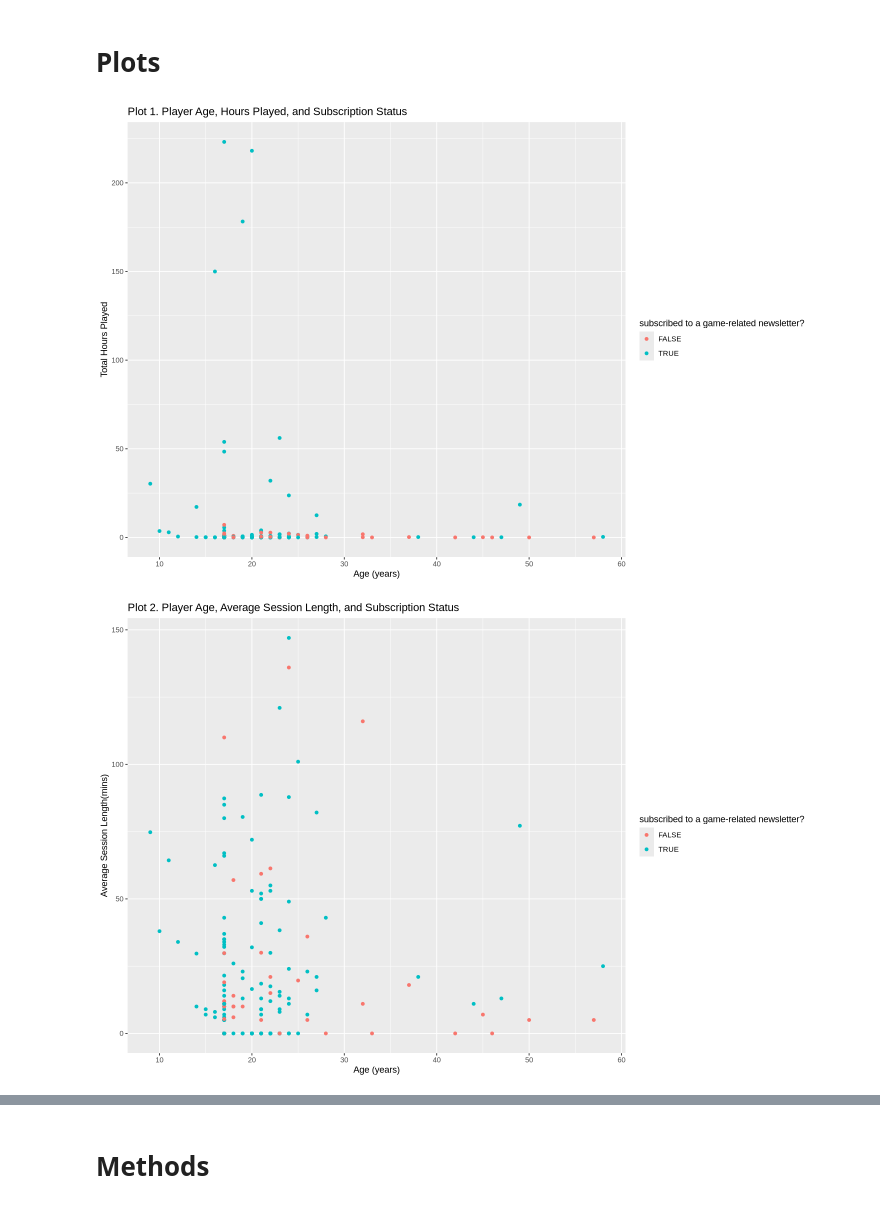
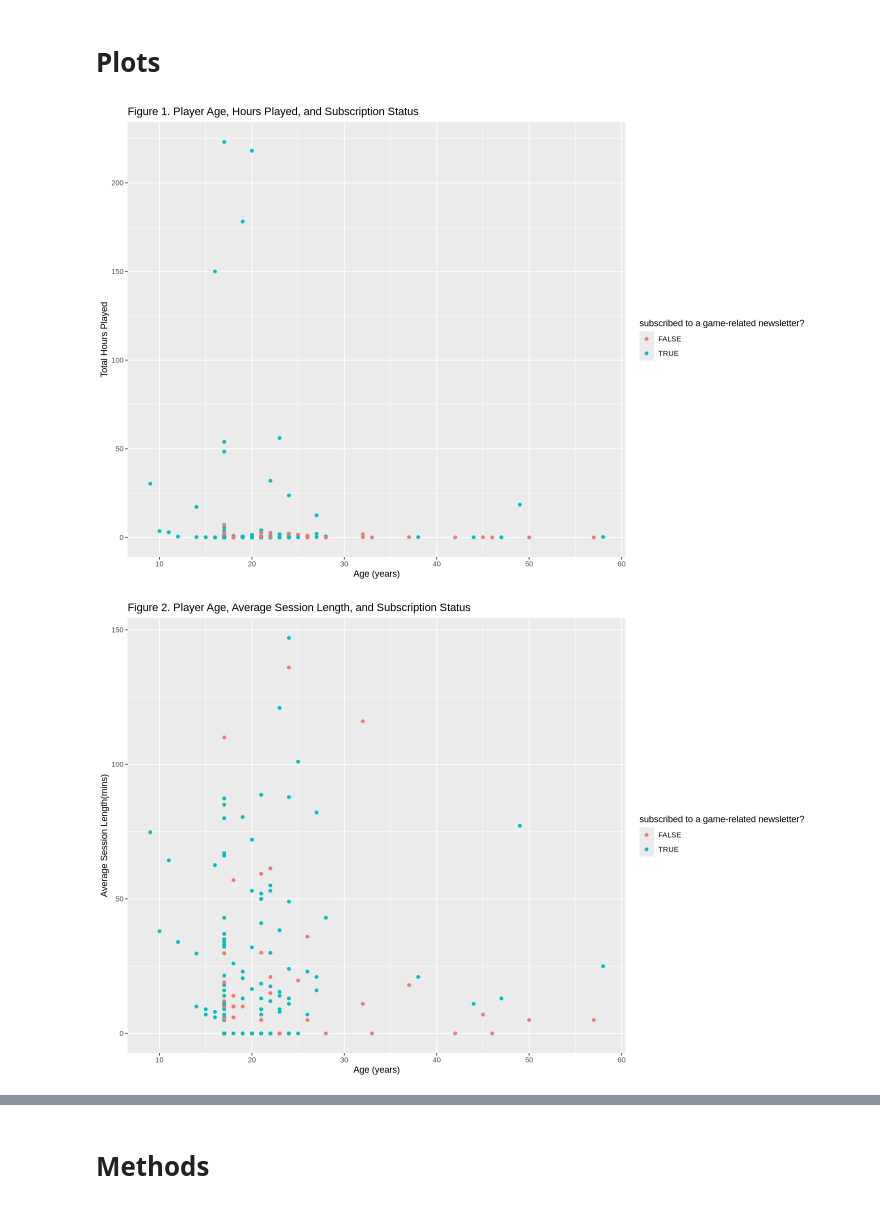
Before and after one commit to CSof-student/DSCI100_GROUP_25_PROJECT, a Jupyter notebook: project_report.ipynb, the cells around one changed output, grey strips where cells are left out. Cells and saved outputs as stored; diff of their text form; code cells hidden in the pictures.

```diff
--- a/project_report.ipynb
+++ b/project_report.ipynb
@@ -290,31 +290,31 @@ A tibble: 194 × 8
 # %%
 options(repr.plot.height = 8, repr.plot.width = 12)
 
 #Exploratory Plots
 
 #Total hours played, age, and subscription status
 plot1 <- final_table |>
     ggplot(aes(x = Age, y = played_hours, color = subscribe)) +
     geom_point() +
-    labs(title = "Plot 1. Player Age, Hours Played, and Subscription Status", x = "Age (years)", y = "Total Hours Played", color = "subscribed to a game-related newsletter?")
+    labs(title = "Figure 1. Player Age, Hours Played, and Subscription Status", x = "Age (years)", y = "Total Hours Played", color = "subscribed to a game-related newsletter?")
 
 plot1
 
 #Average session length, age, and subscription status
 plot2 <- final_table |>
     ggplot(aes(x = Age, y = average_session_length, color = subscribe)) +
     geom_point() +
-    labs(title = "Plot 2. Player Age, Average Session Length, and Subscription Status", x = "Age (years)", y = "Average Session Length(mins)", color = "subscribed to a game-related newsletter?")
+    labs(title = "Figure 2. Player Age, Average Session Length, and Subscription Status", x = "Age (years)", y = "Average Session Length(mins)", color = "subscribed to a game-related newsletter?")
 
 plot2
 
 #Average session length, total hours played, and subscription status
 plot3 <- final_table |>
     ggplot(aes(x = played_hours, y = average_session_length, color = subscribe)) +
     geom_point() +
-    labs(title = "Plot 3. Hours Played, Average Session Length, and Subscription Status", x = "Total Hours Played", y = "Average Session Length(mins)", color = "subscribed to a game-related newsletter?")
+    labs(title = "Figure 3. Hours Played, Average Session Length, and Subscription Status", x = "Total Hours Played", y = "Average Session Length(mins)", color = "subscribed to a game-related newsletter?")
 
 plot3
 # %% [output]
-[figure, old version]
+[figure, new version]
-[figure, old version]
+[figure, new version]
```
Also changed, not shown: parts of 4 cells of this notebook.
